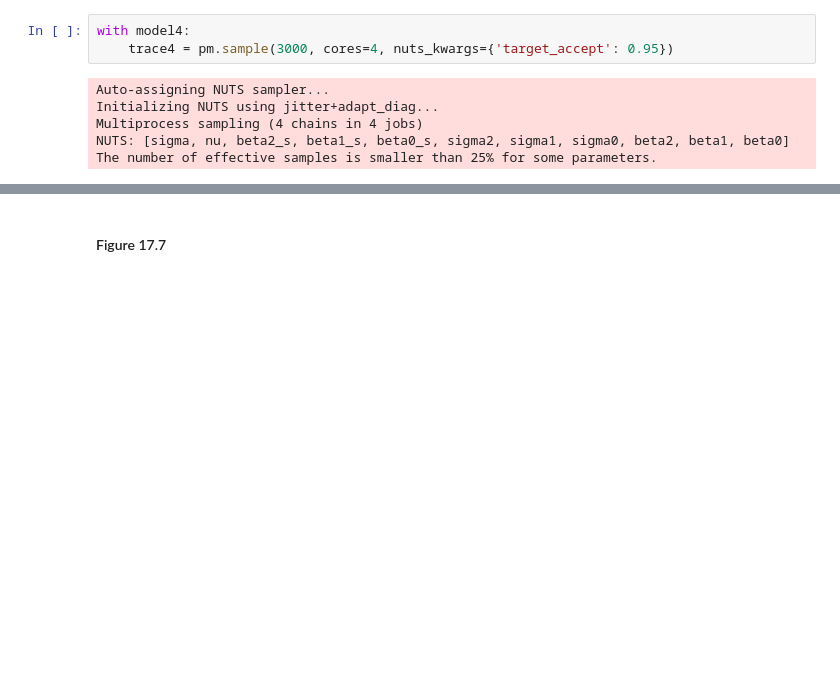
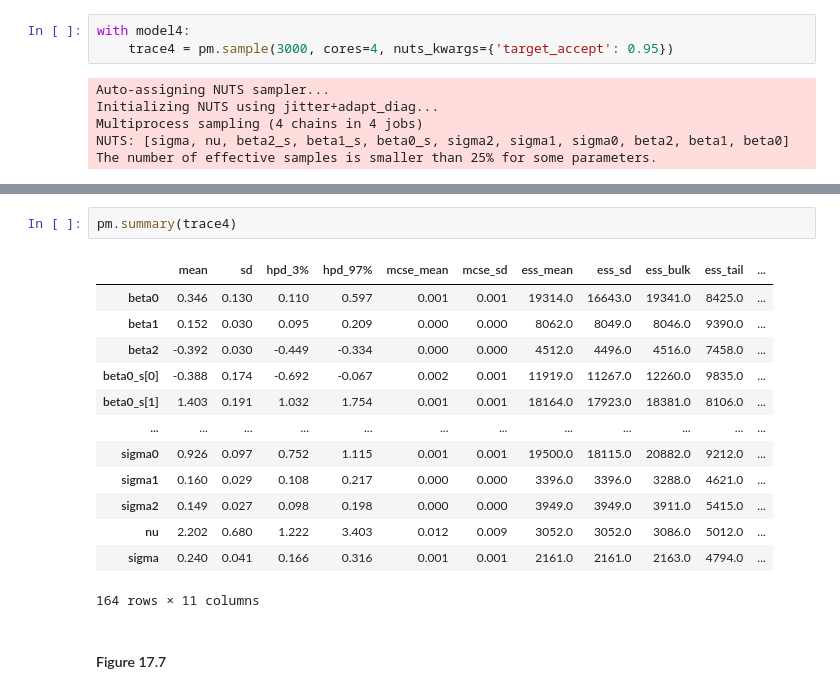
Before and after one commit to blue-worm/DBDA-python, a Jupyter notebook: Notebooks/Chapter 17.ipynb, the cells around one changed output, grey strips where cells are left out. Saved outputs shown, nothing was run; the diff lists cells and outputs as text; blank space fills up the shorter version.

```diff
--- a/Notebooks/Chapter 17.ipynb
+++ b/Notebooks/Chapter 17.ipynb
@@ -516,3 +516,19 @@ pm.traceplot(trace4);
+# %%
+pm.summary(trace4)
+# %% [output]
+|  | mean | sd | hpd_3% | hpd_97% | mcse_mean | mcse_sd | ess_mean | ess_sd | ess_bulk | ess_tail | ... |
+| beta0 | 0.346 | 0.130 | 0.110 | 0.597 | 0.001 | 0.001 | 19314.0 | 16643.0 | 19341.0 | 8425.0 | ... |
+| beta1 | 0.152 | 0.030 | 0.095 | 0.209 | 0.000 | 0.000 | 8062.0 | 8049.0 | 8046.0 | 9390.0 | ... |
+| beta2 | -0.392 | 0.030 | -0.449 | -0.334 | 0.000 | 0.000 | 4512.0 | 4496.0 | 4516.0 | 7458.0 | ... |
+| beta0_s[0] | -0.388 | 0.174 | -0.692 | -0.067 | 0.002 | 0.001 | 11919.0 | 11267.0 | 12260.0 | 9835.0 | ... |
+| beta0_s[1] | 1.403 | 0.191 | 1.032 | 1.754 | 0.001 | 0.001 | 18164.0 | 17923.0 | 18381.0 | 8106.0 | ... |
+| ... | ... | ... | ... | ... | ... | ... | ... | ... | ... | ... | ... |
+| sigma0 | 0.926 | 0.097 | 0.752 | 1.115 | 0.001 | 0.001 | 19500.0 | 18115.0 | 20882.0 | 9212.0 | ... |
+| sigma1 | 0.160 | 0.029 | 0.108 | 0.217 | 0.000 | 0.000 | 3396.0 | 3396.0 | 3288.0 | 4621.0 | ... |
+| sigma2 | 0.149 | 0.027 | 0.098 | 0.198 | 0.000 | 0.000 | 3949.0 | 3949.0 | 3911.0 | 5415.0 | ... |
+| nu | 2.202 | 0.680 | 1.222 | 3.403 | 0.012 | 0.009 | 3052.0 | 3052.0 | 3086.0 | 5012.0 | ... |
+| sigma | 0.240 | 0.041 | 0.166 | 0.316 | 0.001 | 0.001 | 2161.0 | 2161.0 | 2163.0 | 4794.0 | ... |
+164 rows × 11 columns
 # %% [markdown]
 #### Figure 17.7
 # %%
```
Also changed, not shown: parts of 11 cells of this notebook.
